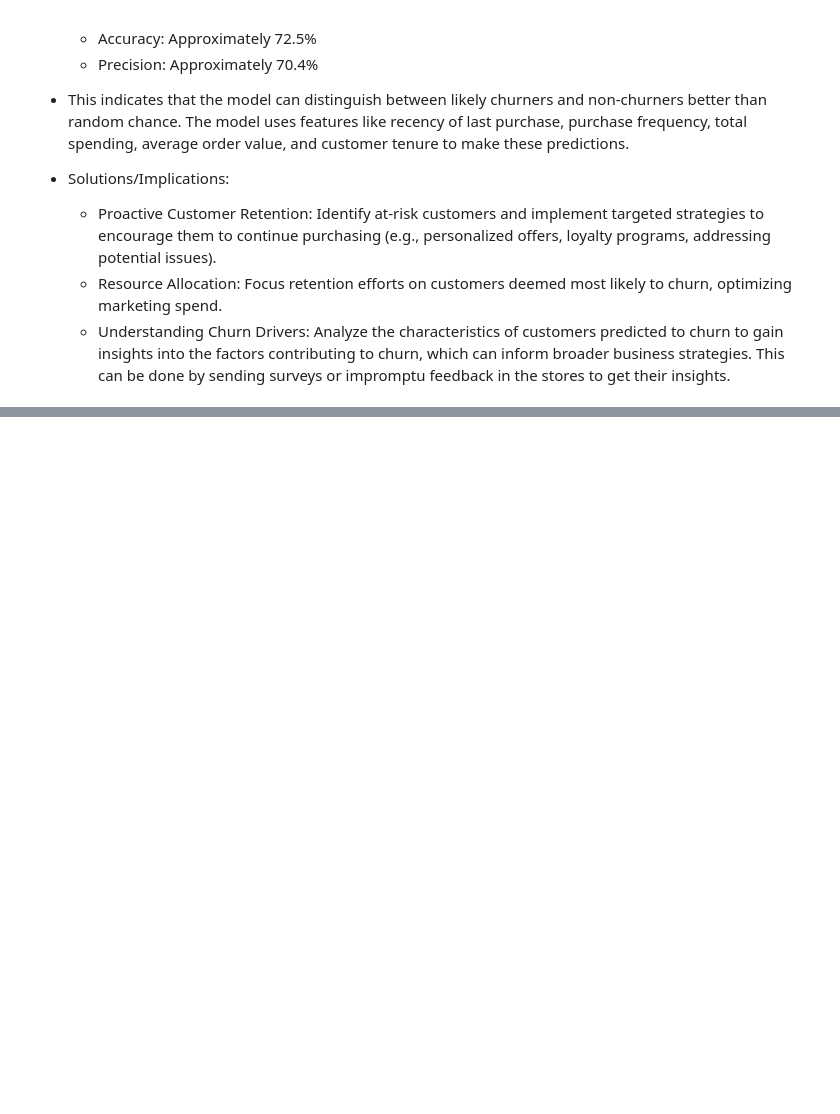
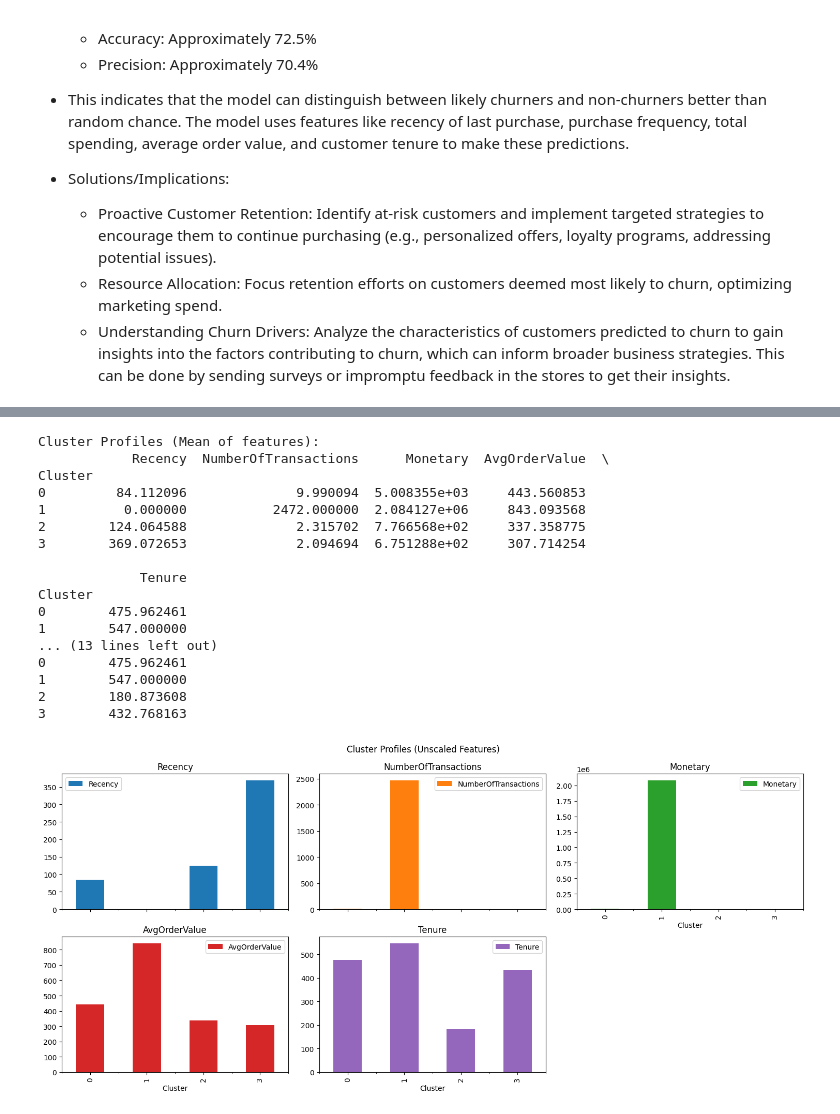
Before and after one commit to chirongaA/dataanalytics, a Jupyter notebook: mining.ipynb, the cells around one changed output, grey strips where cells are left out. Saved outputs shown, nothing was run; the diff lists cells and outputs as text; code cells hidden in the pictures; blank space fills up the shorter version.

```diff
--- a/mining.ipynb
+++ b/mining.ipynb
@@ -1301,0 +1350,10 @@ Churn Definition: We defined churn based on inactivity in the 90 days prior to t
+# %%
+# Based on the elbow plot, choose an optimal K. Let's assume K=3 or K=4 for demonstration. Let's pick K=4 for demonstration.
+optimal_k = 4 # Adjust based on your elbow plot
+
+# Apply K-Means clustering with the chosen K
+kmeans_model = KMeans(n_clusters=optimal_k, random_state=42, n_init=10)
+final_df_revised['Cluster'] = kmeans_model.fit_predict(X_cluster_scaled)
+
+print(f"\nCustomer Segmentation with K={optimal_k} clusters:")
+print(final_df_revised['Cluster'].value_counts())
@@ -1301,0 +1368,38 @@ Churn Definition: We defined churn based on inactivity in the 90 days prior to t
+# %%
+# Analyze the characteristics of each cluster
+cluster_profiles = final_df_revised.groupby('Cluster')[X_cluster.columns].mean()
+print("\nCluster Profiles (Mean of features):")
+print(cluster_profiles)
+
+# Merge X_cluster with Customer ID and Cluster for correct alignment
+customer_segments_df = pd.concat(
+	[final_df_revised[['Customer ID', 'Cluster']].reset_index(drop=True), X_cluster.reset_index(drop=True)],
+	axis=1
+)
+cluster_profiles_unscaled = customer_segments_df.groupby('Cluster')[X_cluster.columns].mean()
+print("\nCluster Profiles (Mean of UNSCALED features):")
+print(cluster_profiles_unscaled)
+
+# Visualize cluster profiles (optional, but helpful for interpretation)
+cluster_profiles_unscaled.plot(kind='bar', figsize=(15, 7), subplots=True, layout=(2, 3), sharex=True, title='Cluster Profiles (Unscaled Features)')
+plt.tight_layout()
+plt.show()
+# %% [output]
+Cluster Profiles (Mean of features):
+            Recency  NumberOfTransactions      Monetary  AvgOrderValue  \
+Cluster
+0         84.112096              9.990094  5.008355e+03     443.560853
+1          0.000000           2472.000000  2.084127e+06     843.093568
+2        124.064588              2.315702  7.766568e+02     337.358775
+3        369.072653              2.094694  6.751288e+02     307.714254
+
+             Tenure
+Cluster
+0        475.962461
+1        547.000000
+... (13 lines left out)
+0        475.962461
+1        547.000000
+2        180.873608
+3        432.768163
+[figure, added]
```
Also changed, not shown: parts of 24 cells of this notebook, 1 other file.
